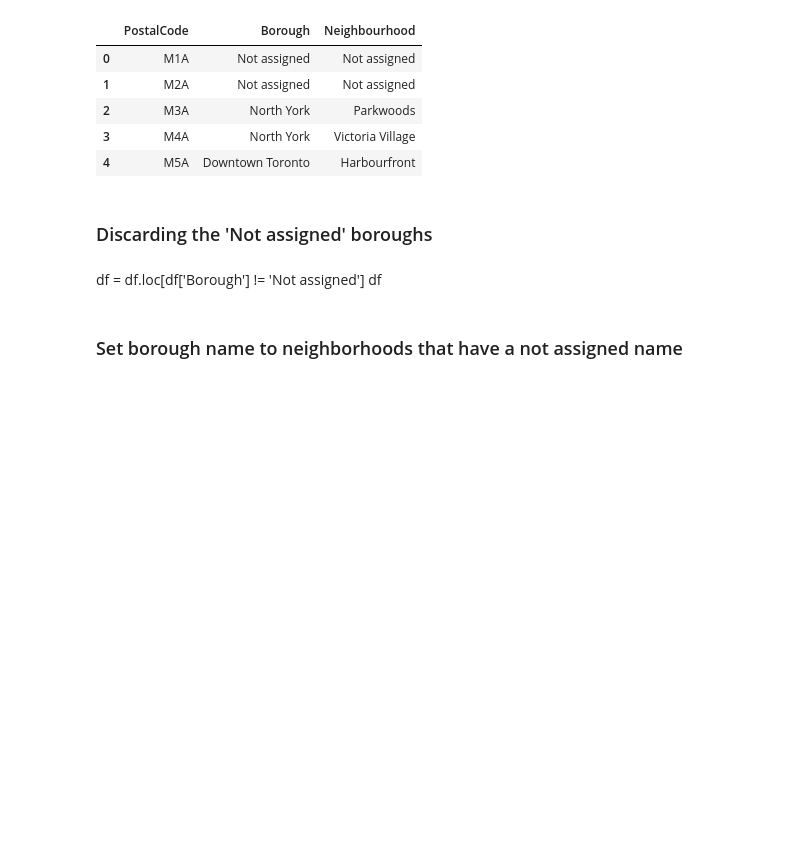
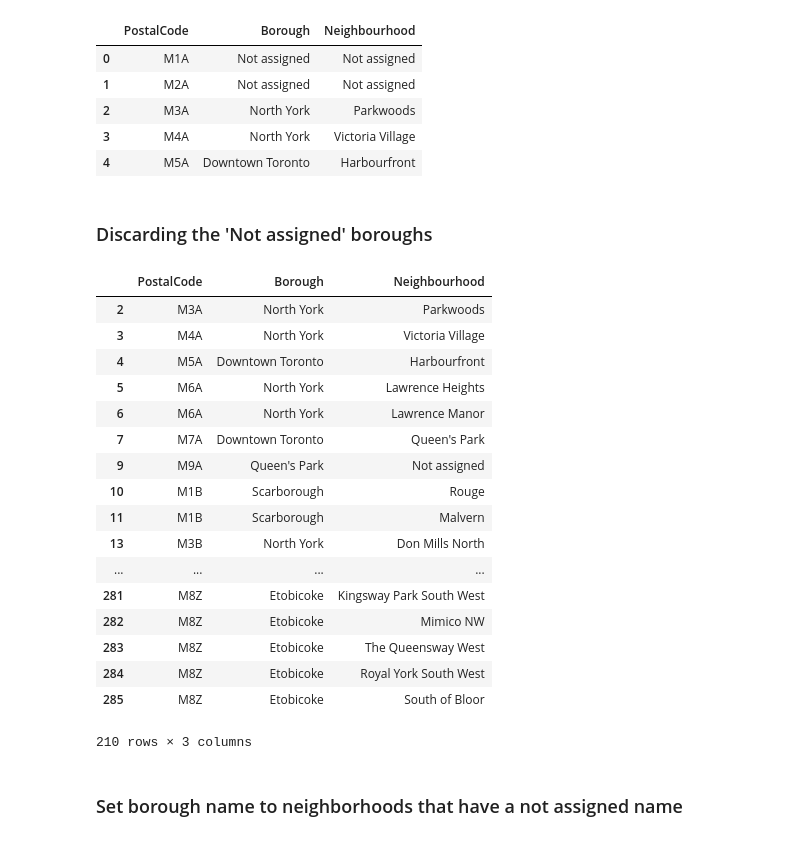
Before and after one commit to JorgeCupiV/Coursera_Capstone, a Jupyter notebook: Toronto segmentation.ipynb, the cells around one changed output. Cells and saved outputs as stored; diff of their text form; code cells hidden in the pictures; blank space fills up the shorter version.

```diff
--- a/Toronto segmentation.ipynb
+++ b/Toronto segmentation.ipynb
@@ -65,9 +65,28 @@ df.head()
 | 4 | M5A | Downtown Toronto | Harbourfront |
 # %% [markdown]
 ### Discarding the 'Not assigned' boroughs
-# %% [markdown]
-df = df.loc[df['Borough'] != 'Not assigned']
-df
+# %%
+df = df.loc[df['Borough'] != 'Not assigned']
+df
+# %% [output]
+|  | PostalCode | Borough | Neighbourhood |
+| 2 | M3A | North York | Parkwoods |
+| 3 | M4A | North York | Victoria Village |
+| 4 | M5A | Downtown Toronto | Harbourfront |
+| 5 | M6A | North York | Lawrence Heights |
+| 6 | M6A | North York | Lawrence Manor |
+| 7 | M7A | Downtown Toronto | Queen's Park |
+| 9 | M9A | Queen's Park | Not assigned |
+| 10 | M1B | Scarborough | Rouge |
+| 11 | M1B | Scarborough | Malvern |
+| 13 | M3B | North York | Don Mills North |
+| ... | ... | ... | ... |
+| 281 | M8Z | Etobicoke | Kingsway Park South West |
+| 282 | M8Z | Etobicoke | Mimico NW |
+| 283 | M8Z | Etobicoke | The Queensway West |
+| 284 | M8Z | Etobicoke | Royal York South West |
+| 285 | M8Z | Etobicoke | South of Bloor |
+210 rows × 3 columns
 # %% [markdown]
 ### Set borough name to neighborhoods that have a not assigned name
 # %%
```
Also changed, not shown: parts of 4 cells of this notebook.
